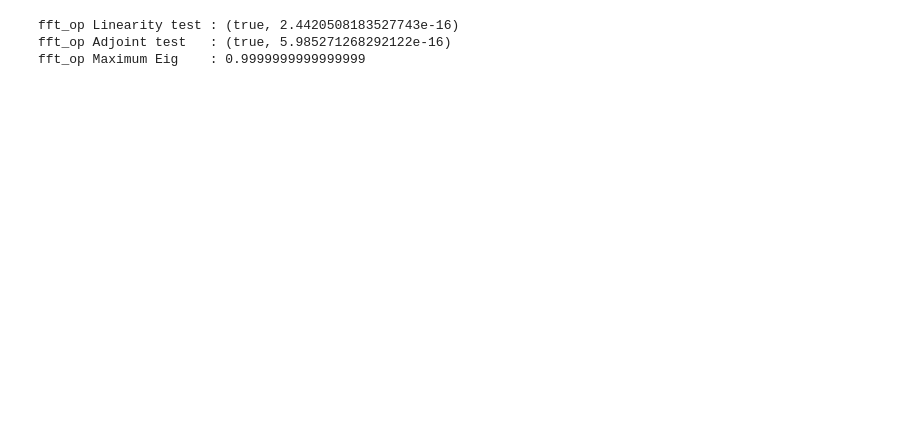
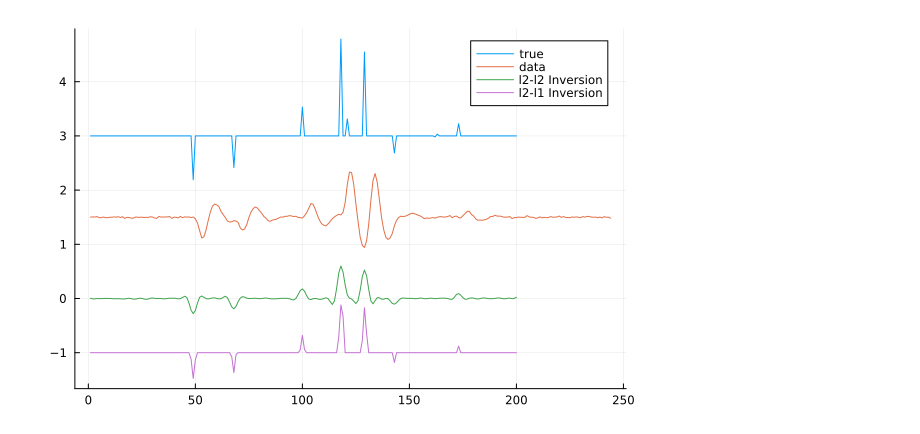
Before and after one commit to msacchi/MiniOps.jl, a Jupyter notebook: 00_demo.ipynb, the cells around one changed output. Drawn from its saved outputs; the diff is of its cells as text; code cells hidden in the pictures; blank space fills up the shorter version.

```diff
--- a/00_demo.ipynb
+++ b/00_demo.ipynb
@@ -55,7 +58,43 @@ println(B.name, " Adjoint test   : ", result)
 
 e = opnorm_power(B, randn(ComplexF64,128); niter=10)
 println(B.name, " Maximum Eig    : ", e)
+println(B.n, " Size n of B")
+println(B.m, " Size m of B")
-# %% [output]
-fft_op Linearity test : (true, 2.4420508183527743e-16)
-fft_op Adjoint test   : (true, 5.985271268292122e-16)
-fft_op Maximum Eig    : 0.9999999999999999
+# %%
+# Seismic Deconvolution Example
+
+# seismicwavelet
+
+w = seismic_wavelet(f0=34.0,dt=0.002)
+
+# Reflectivity
+
+M = 200; N = 10; x = zeros(M); x[randperm(M)[1:N]] = randn(N)
+
+# The wavelet convolution operator
+
+C = conv1d_op(w)
+
+# Make data and add noise
+
+y = C*x; y = y + 0.01*randn(size(y))
+
+# Inversion with DLS
+
+μ = 0.1
+x1  = cgls(C, y, μ, zeros(200); tol=1e-9, max_iter=140)
+
+# Inversion via ISTA
+
+e = opnorm_power(C,randn(200)) # Max eigen of C'C
+
+ν = 0.98/e^2.  # Step size
+
+x2 = ista(C, y, zeros(200), μ, ν; niter=200, verbose=false);
+
+plot(x.+3,label="true")
+plot!(y.+1.5,label="data")
+plot!(x1, label="l2-l2 Inversion")
+plot!(x2.-1, label="l2-l1 Inversion")
+# %% [output]
+[figure, added]
```
Also changed, not shown: parts of 3 cells of this notebook, 4 other files.
